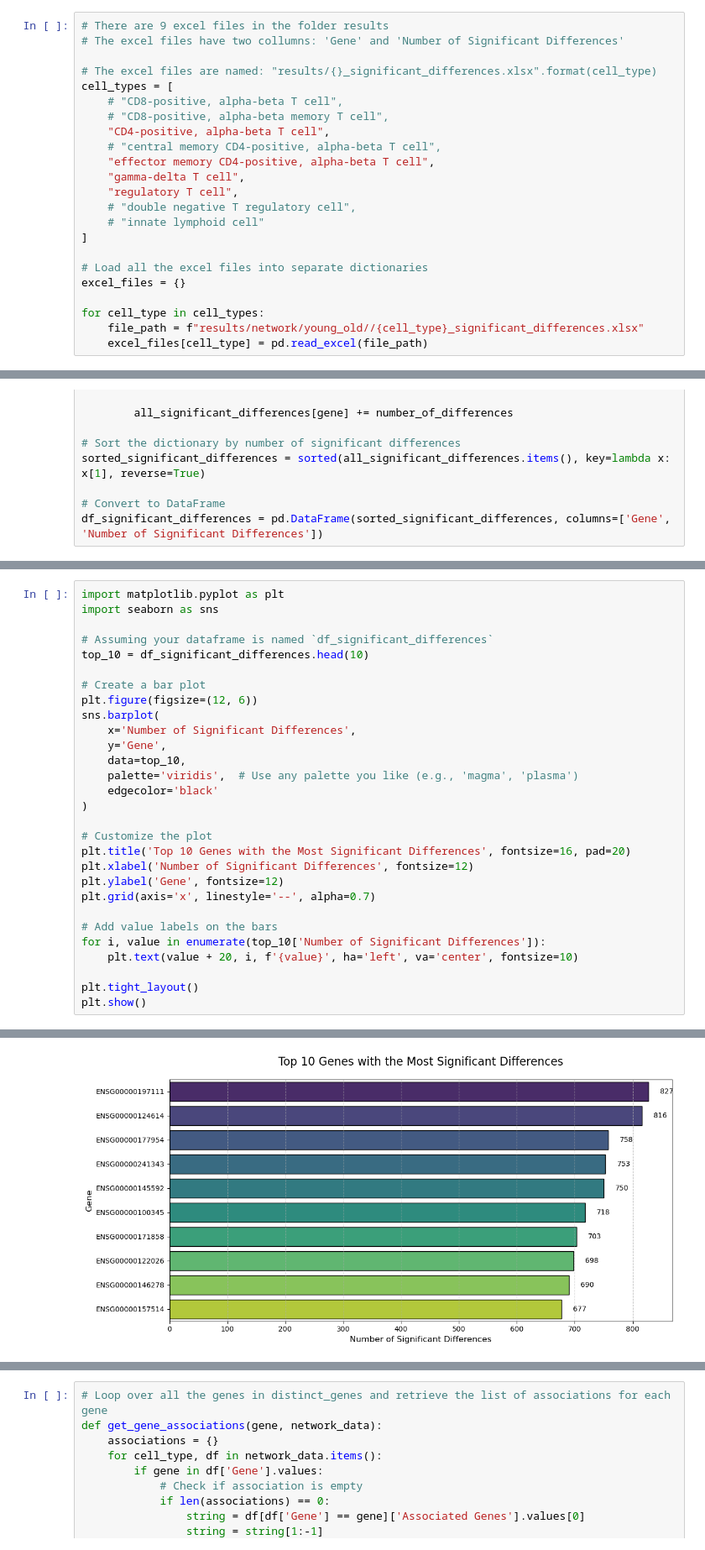
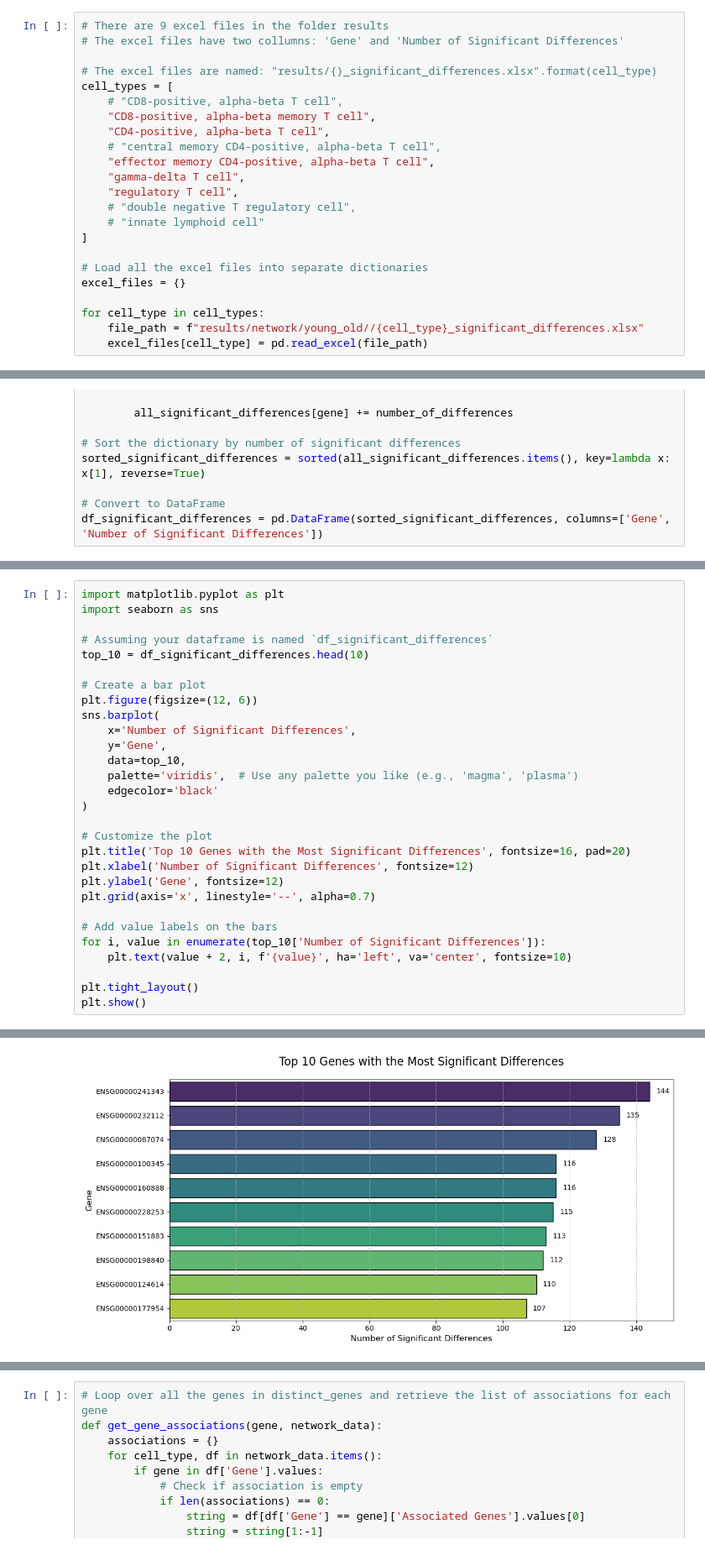
Before and after one commit to TychoGrapendaal/CSE3000, a Jupyter notebook: experiments/compare_celltypes.ipynb, the cells around one changed output, grey strips where cells are left out. Shown at 84% size. Cells and saved outputs as stored; diff of their text form.

```diff
--- a/experiments/compare_celltypes.ipynb
+++ b/experiments/compare_celltypes.ipynb
@@ -16,7 +16,7 @@ print(ad.__version__)
 # The excel files are named: "results/{}_significant_differences.xlsx".format(cell_type)
 cell_types = [
     # "CD8-positive, alpha-beta T cell",
-    # "CD8-positive, alpha-beta memory T cell",
+    "CD8-positive, alpha-beta memory T cell",
     "CD4-positive, alpha-beta T cell",
     # "central memory CD4-positive, alpha-beta T cell",
     "effector memory CD4-positive, alpha-beta T cell",
@@ -127,35 +127,35 @@ import matplotlib.pyplot as plt
 import seaborn as sns
 
 # Assuming your dataframe is named `df_significant_differences`
 top_10 = df_significant_differences.head(10)
 
 # Create a bar plot
 plt.figure(figsize=(12, 6))
 sns.barplot(
     x='Number of Significant Differences',
     y='Gene',
     data=top_10,
     palette='viridis',  # Use any palette you like (e.g., 'magma', 'plasma')
     edgecolor='black'
 )
 
 # Customize the plot
 plt.title('Top 10 Genes with the Most Significant Differences', fontsize=16, pad=20)
 plt.xlabel('Number of Significant Differences', fontsize=12)
 plt.ylabel('Gene', fontsize=12)
 plt.grid(axis='x', linestyle='--', alpha=0.7)
 
 # Add value labels on the bars
 for i, value in enumerate(top_10['Number of Significant Differences']):
-    plt.text(value + 20, i, f'{value}', ha='left', va='center', fontsize=10)
+    plt.text(value + 2, i, f'{value}', ha='left', va='center', fontsize=10)
 
 plt.tight_layout()
 plt.show()
 # %% [output]
 Passing `palette` without assigning `hue` is deprecated and will be removed in v0.14.0. Assign the `y` variable to `hue` and set `legend=False` for the same effect.
 
   sns.barplot(
-[figure, old version]
+[figure, new version]
 # %%
 # Test if the pareto principle applies
 # Calculate the cumulative sum of significant differences
```
Also changed, not shown: parts of 11 cells of this notebook, 14 other files.
